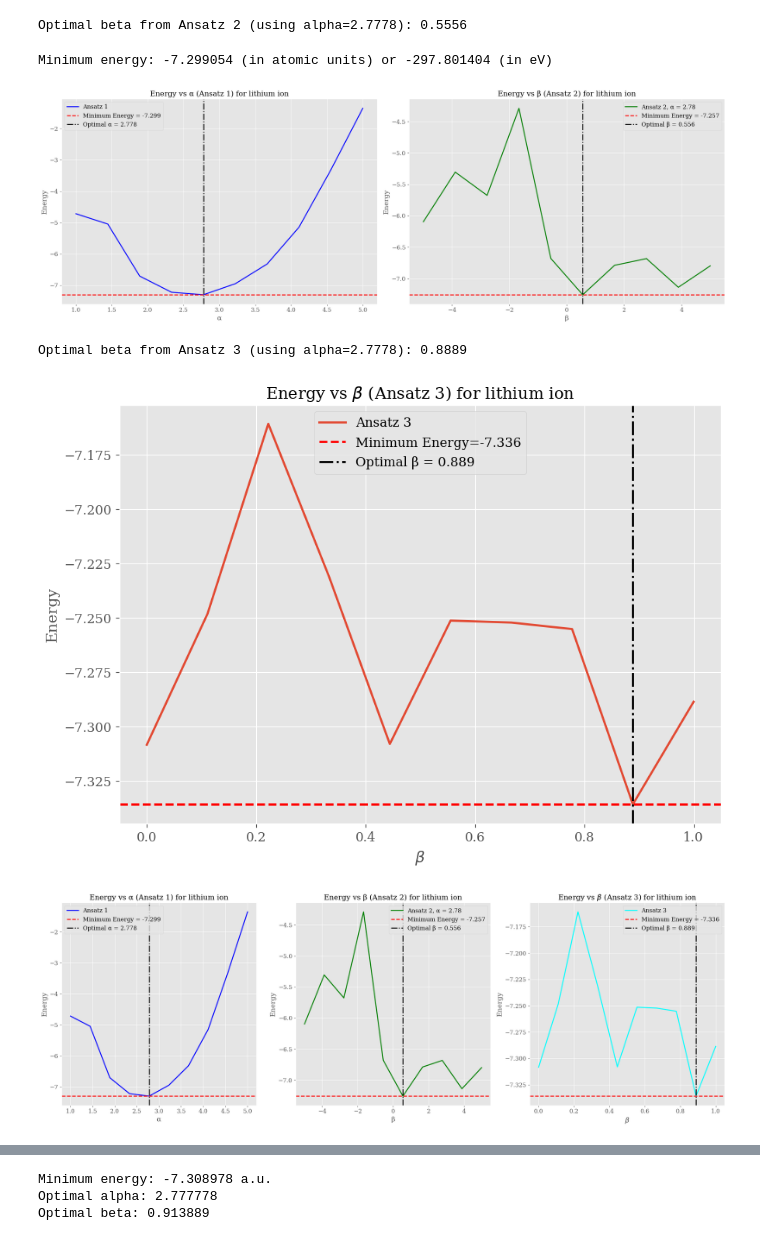
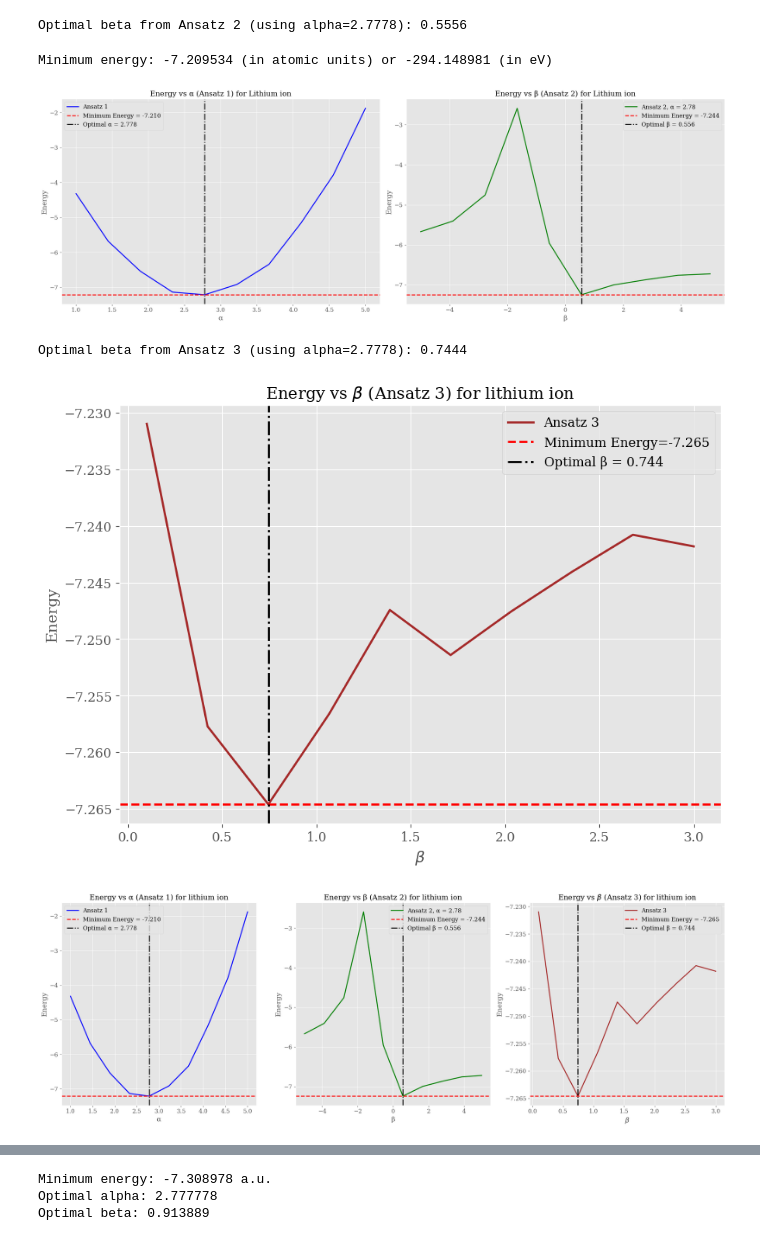
Before and after one commit to SuvamT0071/QuantumMonte, a Jupyter notebook: QMC_lightatoms.ipynb, the cells around one changed output, grey strips where cells are left out. Cells and saved outputs as stored; diff of their text form; code cells hidden in the pictures.

```diff
--- a/QMC_lightatoms.ipynb
+++ b/QMC_lightatoms.ipynb
@@ -701,7 +671,7 @@ step = 0.15
 
 print("Optimizing alpha using Ansatz 1...")
 energies_alpha, optimal_alpha, variance_alpha, mean_energy_alpha = lightatoms_alpha_opt(
-    alpha_range, pos_initial, Z, step=step, samples=10000, ansatz=1)
+    alpha_range, pos_initial, Z, step=step, samples=1000000, ansatz=1)
 
 print(f"Optimal alpha from Ansatz 1: {optimal_alpha:.4f}")
 # %% [output]
@@ -744,7 +714,7 @@ axs[0].axvline(optimal_alpha, linestyle='-.', color='black',
                label=f'Optimal α = {optimal_alpha:.3f}')
 axs[0].set_xlabel('α')
 axs[0].set_ylabel('Energy')
-axs[0].set_title('Energy vs α (Ansatz 1) for lithium ion')
+axs[0].set_title('Energy vs α (Ansatz 1) for Lithium ion')
 axs[0].legend()
 axs[0].grid(True)
 
@@ -755,7 +725,7 @@ axs[1].axvline(optimal_beta, linestyle='-.', color='black',
                label=f'Optimal β = {optimal_beta:.3f}')
 axs[1].set_xlabel('β')
 axs[1].set_ylabel('Energy')
-axs[1].set_title('Energy vs β (Ansatz 2) for lithium ion')
+axs[1].set_title('Energy vs β (Ansatz 2) for Lithium ion')
 axs[1].legend()
 axs[1].grid(True)
 
@@ -763,16 +733,16 @@ plt.tight_layout()
 
 print(f"Minimum energy: {np.min(energies_alpha):.6f} (in atomic units) or {3*13.6*np.min(energies_alpha):.6f} (in eV)")
 # %% [output]
-Minimum energy: -7.299054 (in atomic units) or -297.801404 (in eV)
+Minimum energy: -7.209534 (in atomic units) or -294.148981 (in eV)
-[figure, old version]
+[figure, new version]
 # %%
 #for ansatz 3
-beta_vals = np.linspace(0, 1, 10)
+beta_vals = np.linspace(0.1, 3, 10)
 energy_ansatz3 = []
 variance_ansatz3 = []
 
 for b in tqdm(beta_vals, unit='beta', desc='Optimizing beta'):
-    _, energies = lightatoms_VMC(pos_initial, Z, step, samples=10000, alpha=optimal_alpha, beta=b, ansatz=3)
+    _, energies = lightatoms_VMC(pos_initial, Z, step, samples=1000000, alpha=optimal_alpha, beta=b, ansatz=3)
     mean_e = np.mean(energies)
     energy_ansatz3.append(mean_e)
     variance_ansatz3.append(np.var(energies))
@@ -780,19 +750,19 @@ for b in tqdm(beta_vals, unit='beta', desc='Optimizing beta'):
 optimal_beta_ansatz3 = beta_vals[np.argmin(energy_ansatz3)]
 print(f"Optimal beta from Ansatz 3 (using alpha={optimal_alpha:.4f}): {optimal_beta_ansatz3:.4f}")
 # %% [output]
-Optimal beta from Ansatz 3 (using alpha=2.7778): 0.8889
+Optimal beta from Ansatz 3 (using alpha=2.7778): 0.7444
 # %%
 plt.figure(figsize=(10, 7))
-plt.plot(beta_vals, energy_ansatz3, label='Ansatz 3')
+plt.plot(beta_vals, energy_ansatz3, label='Ansatz 3', color='brown')
 plt.axhline(np.min(energy_ansatz3), color='red', linestyle='--', label=f'Minimum Energy={np.min(energy_ansatz3):.3f}')
 plt.axvline(optimal_beta_ansatz3, linestyle='-.', color='black', label=f'Optimal β = {optimal_beta_ansatz3:.3f}')
 plt.xlabel(r'$\beta$')
 plt.ylabel('Energy')
 plt.title(r'Energy vs $\beta$ (Ansatz 3) for lithium ion')
 plt.legend()
 plt.grid(True)
 # %% [output]
-[figure, old version]
+[figure, new version]
 # %%
 import matplotlib.pyplot as plt
 import numpy as np
@@ -834,7 +804,7 @@ axs[1].set_title('Energy vs β (Ansatz 2) for lithium ion')
 axs[1].legend()
 axs[1].grid(True)
 
-axs[2].plot(beta_vals, energy_ansatz3, label='Ansatz 3', color='cyan', linestyle='-')
+axs[2].plot(beta_vals, energy_ansatz3, label='Ansatz 3', color='brown', linestyle='-')
 axs[2].axhline(np.min(energy_ansatz3), color='red', linestyle='--', label=f'Minimum Energy = {np.min(energy_ansatz3):.3f}')
 axs[2].axvline(optimal_beta_ansatz3, linestyle='-.', color='black', label=f'Optimal β = {optimal_beta_ansatz3:.3f}')
 axs[2].set_xlabel(r'$\beta$')
@@ -845,6 +815,6 @@ axs[2].grid(True)
 
 plt.tight_layout()
 # %% [output]
-[figure, old version]
+[figure, new version]
 # %%
 #2d plots for optimized alpha and beta for ansatz 2
```
Also changed, not shown: parts of 58 cells of this notebook.
